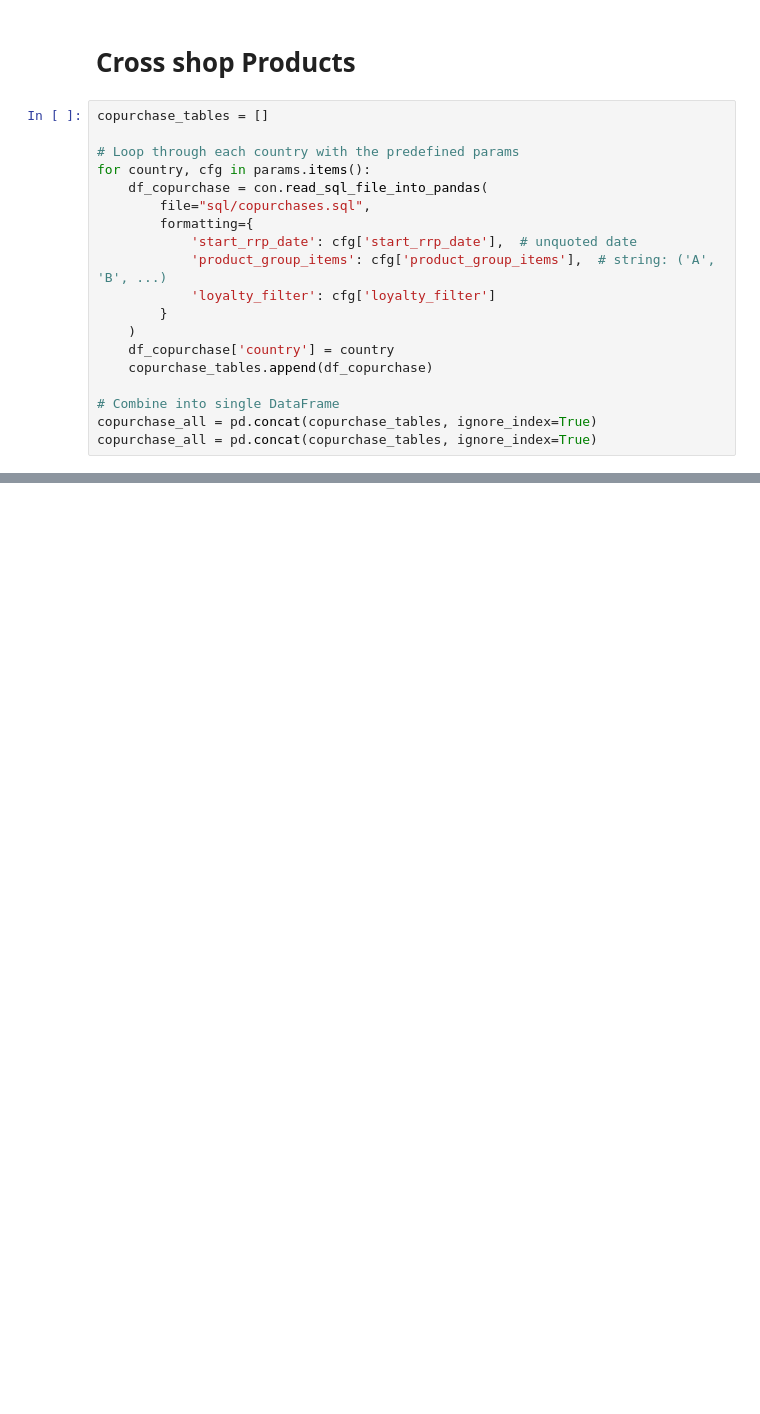
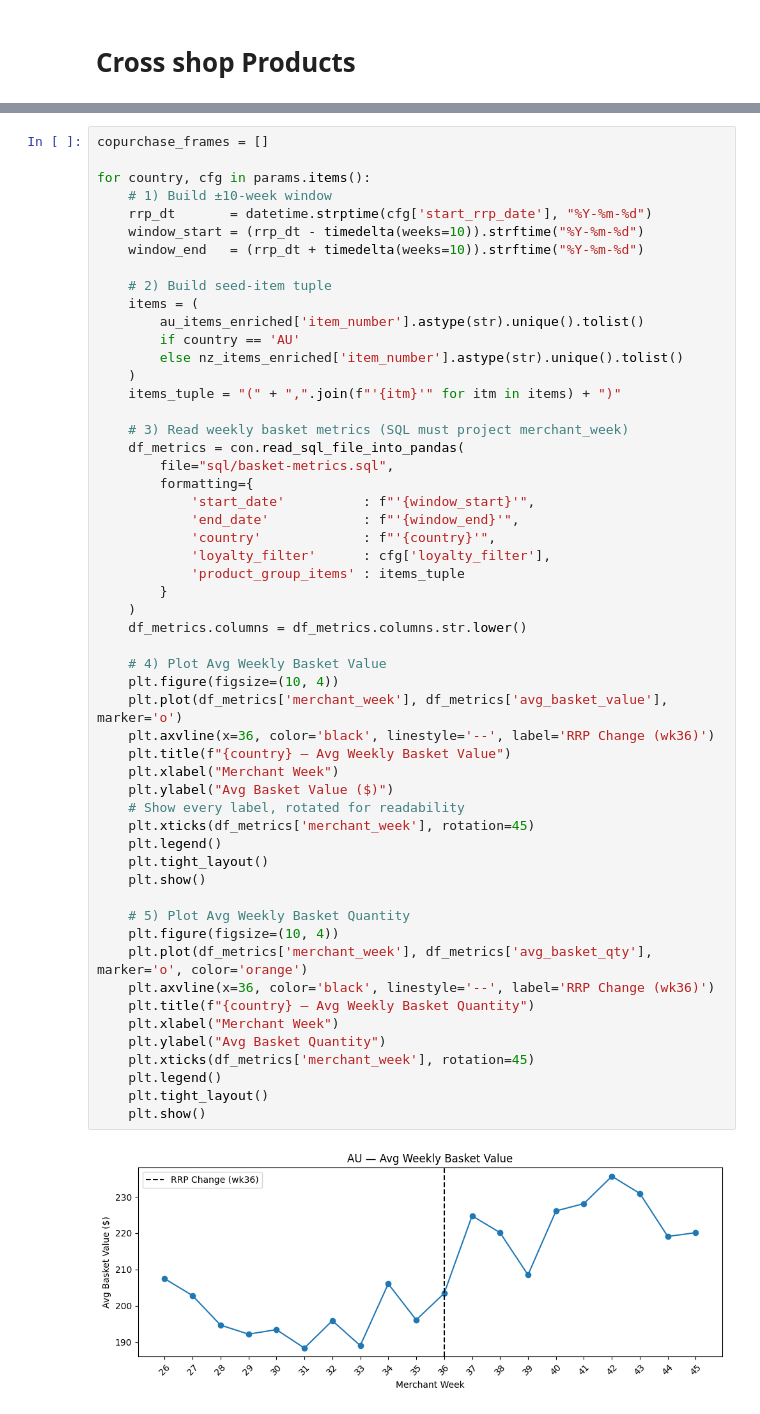
Before and after one commit to Meiji-Tran/Merch-Insights, a Jupyter notebook: Price increase timber panels/panels.ipynb, the cells around one changed output, grey strips where cells are left out. Drawn from its saved outputs; the diff is of its cells as text; blank space fills up the shorter version.

Commit message:
basket

```diff
--- a/Price increase timber panels/panels.ipynb
+++ b/Price increase timber panels/panels.ipynb
@@ -336,22 +336,3 @@ final_summary_table
 | 23 | NZ | 500 PANELS | Yes | Pre | This Year | 960374.70 | 15214.0 | ... |
 # %% [markdown]
 # Cross shop Products
-# %%
-copurchase_tables = []
-
-# Loop through each country with the predefined params
-for country, cfg in params.items():
-    df_copurchase = con.read_sql_file_into_pandas(
-        file="sql/copurchases.sql",
-        formatting={
-            'start_rrp_date': cfg['start_rrp_date'],  # unquoted date
-            'product_group_items': cfg['product_group_items'],  # string: ('A', 'B', ...)
-            'loyalty_filter': cfg['loyalty_filter']
-        }
-    )
-    df_copurchase['country'] = country
-    copurchase_tables.append(df_copurchase)
-
-# Combine into single DataFrame
-copurchase_all = pd.concat(copurchase_tables, ignore_index=True)
-copurchase_all = pd.concat(copurchase_tables, ignore_index=True)
@@ -359,0 +377,56 @@ KeyError: 'country'
+# %%
+copurchase_frames = []
+
+for country, cfg in params.items():
+    # 1) Build ±10-week window
+    rrp_dt       = datetime.strptime(cfg['start_rrp_date'], "%Y-%m-%d")
+    window_start = (rrp_dt - timedelta(weeks=10)).strftime("%Y-%m-%d")
+    window_end   = (rrp_dt + timedelta(weeks=10)).strftime("%Y-%m-%d")
+
+    # 2) Build seed-item tuple
+    items = (
+        au_items_enriched['item_number'].astype(str).unique().tolist()
+        if country == 'AU'
+        else nz_items_enriched['item_number'].astype(str).unique().tolist()
+    )
+    items_tuple = "(" + ",".join(f"'{itm}'" for itm in items) + ")"
+
+    # 3) Read weekly basket metrics (SQL must project merchant_week)
+    df_metrics = con.read_sql_file_into_pandas(
+        file="sql/basket-metrics.sql",
+        formatting={
+            'start_date'          : f"'{window_start}'",
+            'end_date'            : f"'{window_end}'",
+            'country'             : f"'{country}'",
+            'loyalty_filter'      : cfg['loyalty_filter'],
+            'product_group_items' : items_tuple
+        }
+    )
+    df_metrics.columns = df_metrics.columns.str.lower()
+
+    # 4) Plot Avg Weekly Basket Value
+    plt.figure(figsize=(10, 4))
+    plt.plot(df_metrics['merchant_week'], df_metrics['avg_basket_value'], marker='o')
+    plt.axvline(x=36, color='black', linestyle='--', label='RRP Change (wk36)')
+    plt.title(f"{country} — Avg Weekly Basket Value")
+    plt.xlabel("Merchant Week")
+    plt.ylabel("Avg Basket Value ($)")
+    # Show every label, rotated for readability
+    plt.xticks(df_metrics['merchant_week'], rotation=45)
+    plt.legend()
+    plt.tight_layout()
+    plt.show()
+
+    # 5) Plot Avg Weekly Basket Quantity
+    plt.figure(figsize=(10, 4))
+    plt.plot(df_metrics['merchant_week'], df_metrics['avg_basket_qty'], marker='o', color='orange')
+    plt.axvline(x=36, color='black', linestyle='--', label='RRP Change (wk36)')
+    plt.title(f"{country} — Avg Weekly Basket Quantity")
+    plt.xlabel("Merchant Week")
+    plt.ylabel("Avg Basket Quantity")
+    plt.xticks(df_metrics['merchant_week'], rotation=45)
+    plt.legend()
+    plt.tight_layout()
+    plt.show()
+# %% [output]
+[figure, added]
```
Also changed, not shown: parts of 9 cells of this notebook, 3 other files.
